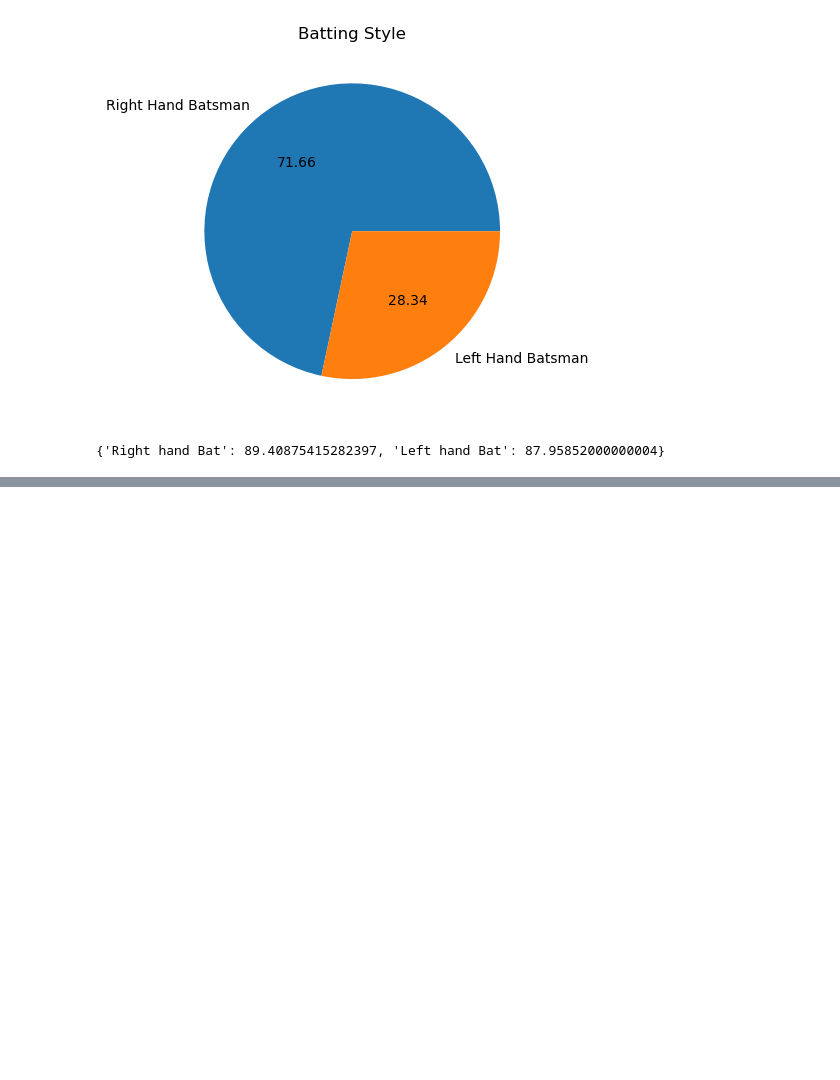
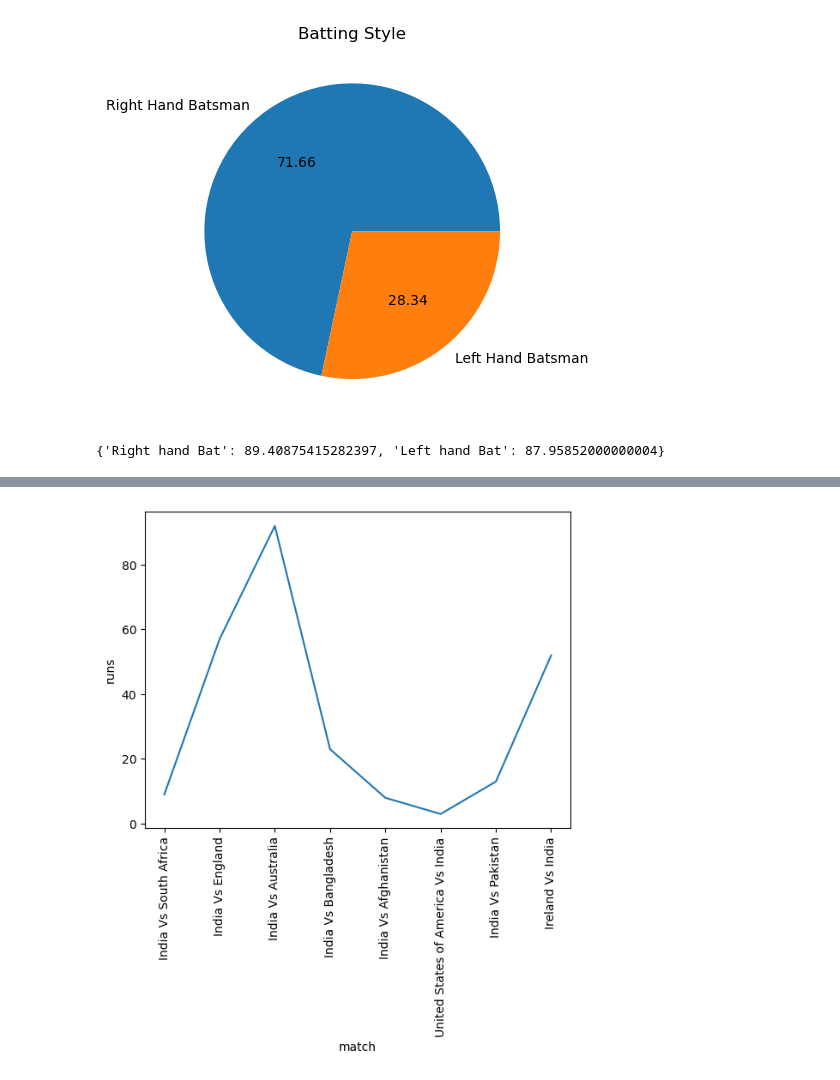
Before and after one commit to bheemisme/icc-t20-world-cup-dashboard, a Jupyter notebook: index.ipynb, the cells around one changed output, grey strips where cells are left out. Saved outputs shown, nothing was run; the diff lists cells and outputs as text; code cells hidden in the pictures; blank space fills up the shorter version.

```diff
--- a/index.ipynb
+++ b/index.ipynb
@@ -347,0 +402,9 @@ plt.show()
+# %%
+def get_batsman_trend(name: str):
+    fig = plt.figure(figsize=(4,2))
+    h = batting[batting['batsmanName'] == str]
+    sns.lineplot(data=h, x='match',  y='runs')
+    plt.xticks(rotation=90)
+    return fig
+# %% [output]
+[figure, added]
```
Also changed, not shown: parts of 14 cells of this notebook, 9 other files.
